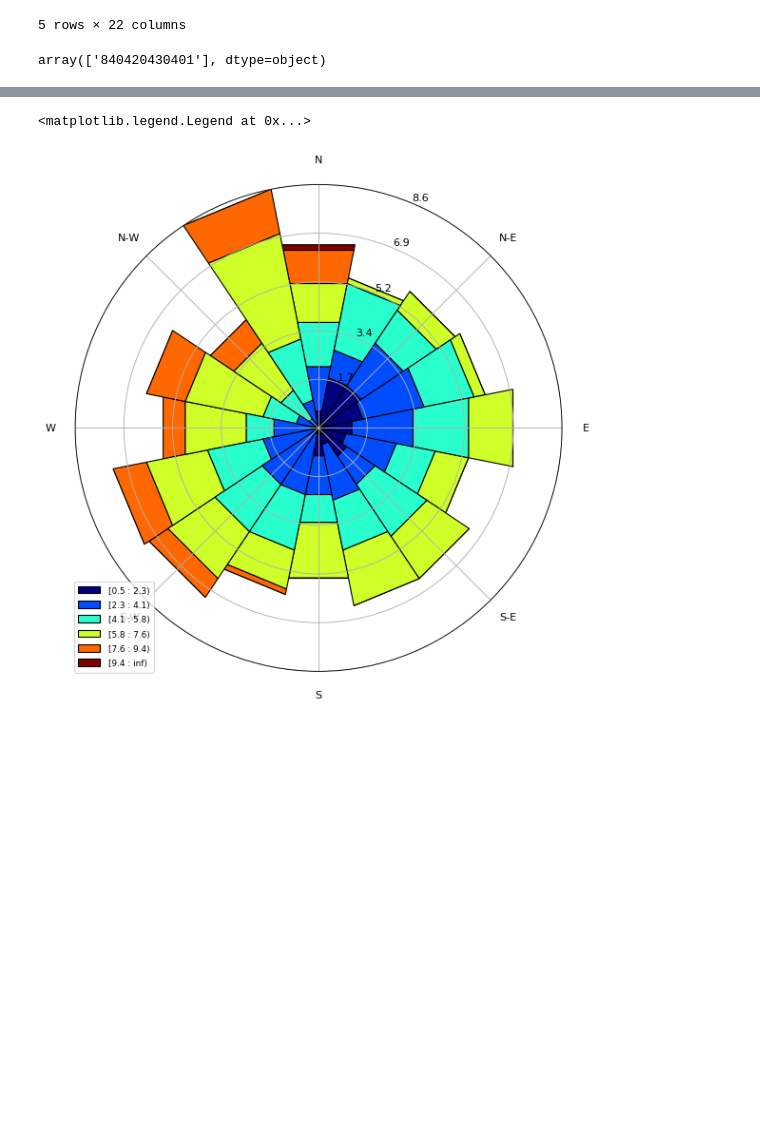
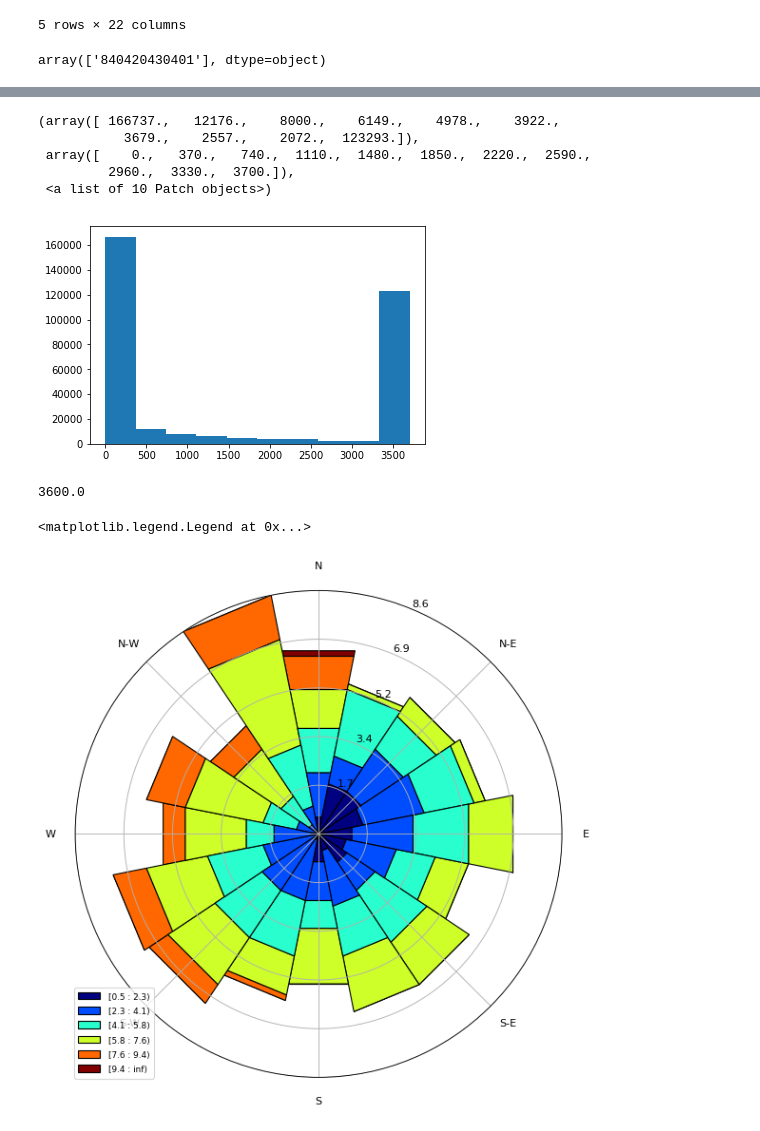
Before and after one commit to DuncanDHall/EAS-air-quality, a Jupyter notebook: exploration_v3.ipynb, the cells around one changed output, grey strips where cells are left out. Drawn from its saved outputs; the diff is of its cells as text; code cells hidden in the pictures; blank space fills up the shorter version.

Commit message:
Added wind data (smaller)

```diff
--- a/exploration_v3.ipynb
+++ b/exploration_v3.ipynb
@@ -256,0 +259,8 @@ array(['840420430401'], dtype=object)
+# %%
+meterology = pd.read_csv('raw_data/meterology.csv', parse_dates=['valid'], na_values='M')
+meterology.columns = map(lambda s: s.strip(), meterology.columns)
+meterology.drop('metar skyc1 skyc2 skyc3 skyc4 skyl1 skyl2 skyl3 skyl4 presentwx'.split(), axis=1, inplace=True)
+meterology.index = meterology.valid
+# Ignore heading data when wind speed is 0
+meterology.loc[meterology.sknt == 0,'drct'] = float('nan')
+meterology.head()
@@ -257,3 +275,19 @@ array(['840420430401'], dtype=object)
+# %%
+times=meterology.index[meterology.station=='MDT']
+times=np.diff(times).astype(int)/10**9
+max(times)
+plt.hist(times.astype(int),range=(0,3700))
+# %% [output]
+(array([ 166737.,   12176.,    8000.,    6149.,    4978.,    3922.,
+           3679.,    2557.,    2072.,  123293.]),
+ array([    0.,   370.,   740.,  1110.,  1480.,  1850.,  2220.,  2590.,
+         2960.,  3330.,  3700.]),
+ <a list of 10 Patch objects>)
+[figure, added]
+# %%
+np.percentile(times, 99)
+# %% [output]
+3600.0
 # %%
 wd = np.random.random(500) * 360
 ws = wd/100 + np.random.random(500) * 6.0
```
Also changed, not shown: parts of 2 cells of this notebook, 1 other file.
